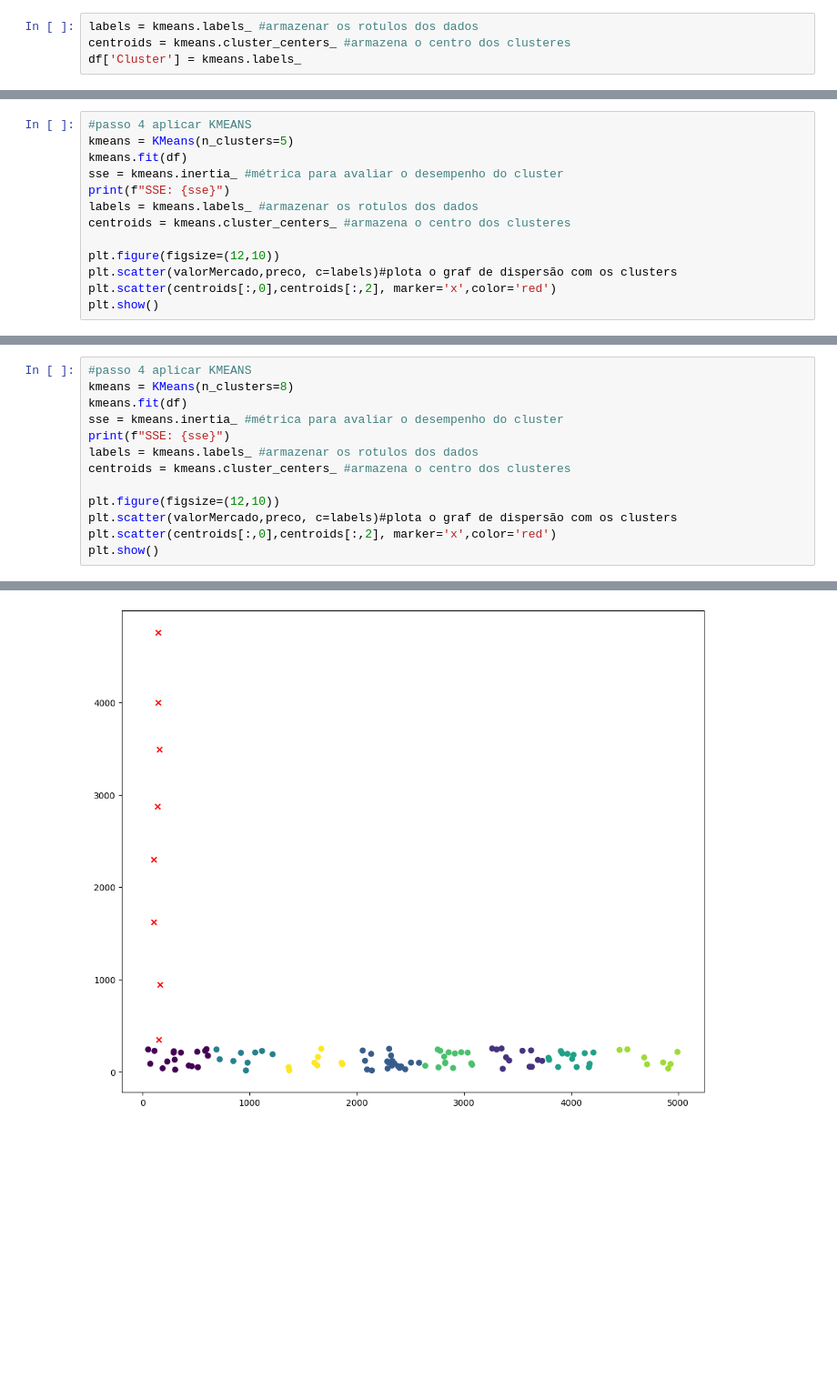
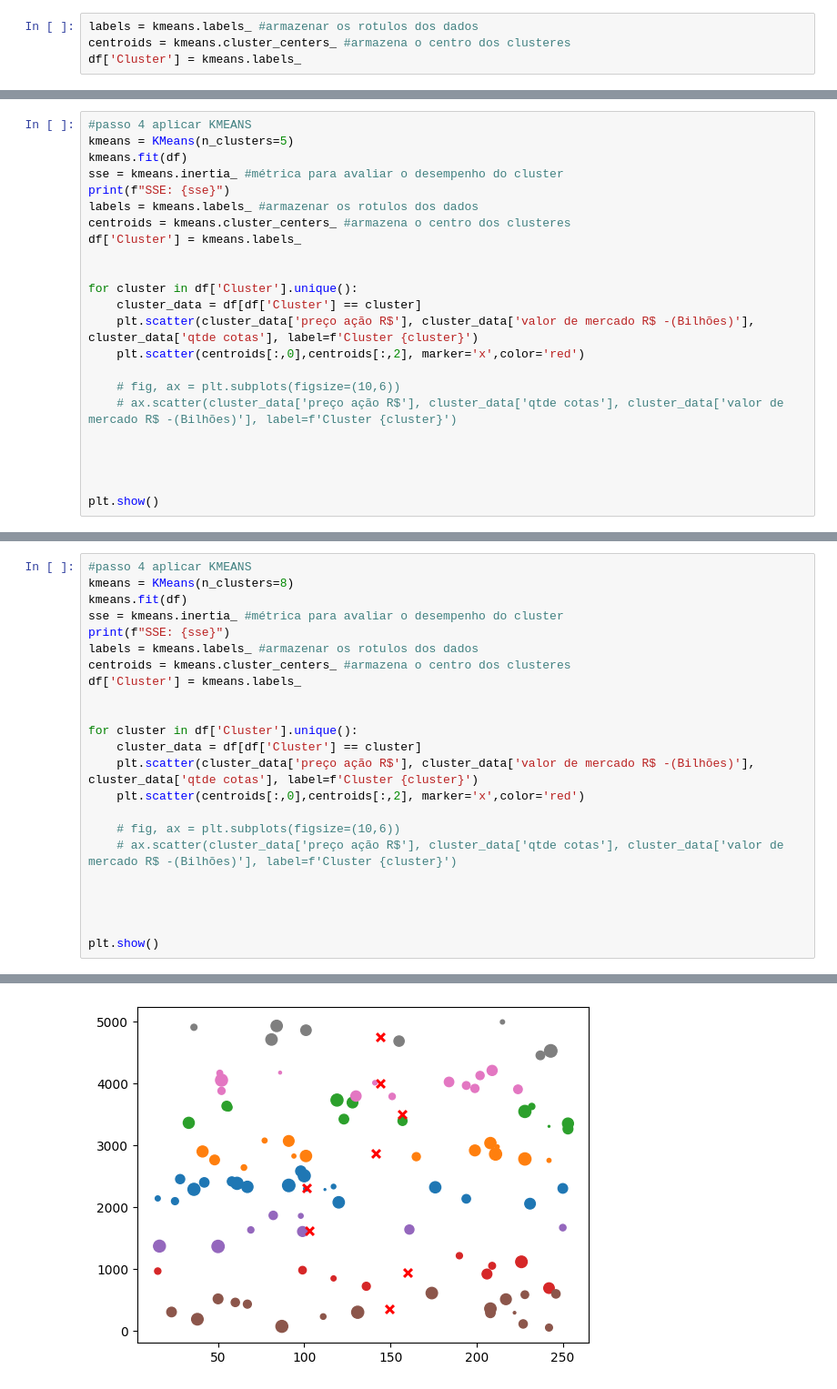
Before and after one commit to YuriHenriqueRezende/Big_Data, a Jupyter notebook: somativa.ipynb, the cells around one changed output, grey strips where cells are left out. Shown at 91% size. Drawn from its saved outputs; the diff is of its cells as text; blank space fills up the shorter version.

```diff
--- a/somativa.ipynb
+++ b/somativa.ipynb
@@ -95,9 +113,19 @@ sse = kmeans.inertia_ #métrica para avaliar o desempenho do cluster
 print(f"SSE: {sse}")
 labels = kmeans.labels_ #armazenar os rotulos dos dados
 centroids = kmeans.cluster_centers_ #armazena o centro dos clusteres
+df['Cluster'] = kmeans.labels_
 
-plt.figure(figsize=(12,10))
-plt.scatter(valorMercado,preco, c=labels)#plota o graf de dispersão com os clusters
-plt.scatter(centroids[:,0],centroids[:,2], marker='x',color='red')
+
+for cluster in df['Cluster'].unique():
+    cluster_data = df[df['Cluster'] == cluster]
+    plt.scatter(cluster_data['preço ação R$'], cluster_data['valor de mercado R$ -(Bilhões)'], cluster_data['qtde cotas'], label=f'Cluster {cluster}')
+    plt.scatter(centroids[:,0],centroids[:,2], marker='x',color='red')
+
+    # fig, ax = plt.subplots(figsize=(10,6))
+    # ax.scatter(cluster_data['preço ação R$'], cluster_data['qtde cotas'], cluster_data['valor de mercado R$ -(Bilhões)'], label=f'Cluster {cluster}')
+
+
+
+
 plt.show()
 # %% [output]
@@ -111,9 +139,19 @@ sse = kmeans.inertia_ #métrica para avaliar o desempenho do cluster
 print(f"SSE: {sse}")
 labels = kmeans.labels_ #armazenar os rotulos dos dados
 centroids = kmeans.cluster_centers_ #armazena o centro dos clusteres
+df['Cluster'] = kmeans.labels_
 
-plt.figure(figsize=(12,10))
-plt.scatter(valorMercado,preco, c=labels)#plota o graf de dispersão com os clusters
-plt.scatter(centroids[:,0],centroids[:,2], marker='x',color='red')
+
+for cluster in df['Cluster'].unique():
+    cluster_data = df[df['Cluster'] == cluster]
+    plt.scatter(cluster_data['preço ação R$'], cluster_data['valor de mercado R$ -(Bilhões)'], cluster_data['qtde cotas'], label=f'Cluster {cluster}')
+    plt.scatter(centroids[:,0],centroids[:,2], marker='x',color='red')
+
+    # fig, ax = plt.subplots(figsize=(10,6))
+    # ax.scatter(cluster_data['preço ação R$'], cluster_data['qtde cotas'], cluster_data['valor de mercado R$ -(Bilhões)'], label=f'Cluster {cluster}')
+
+
+
+
 plt.show()
 # %% [output]
@@ -121 +159 @@ SSE: 3006877.0490753655
-[figure, old version]
+[figure, new version]
```
Also changed, not shown: parts of 9 cells of this notebook.
